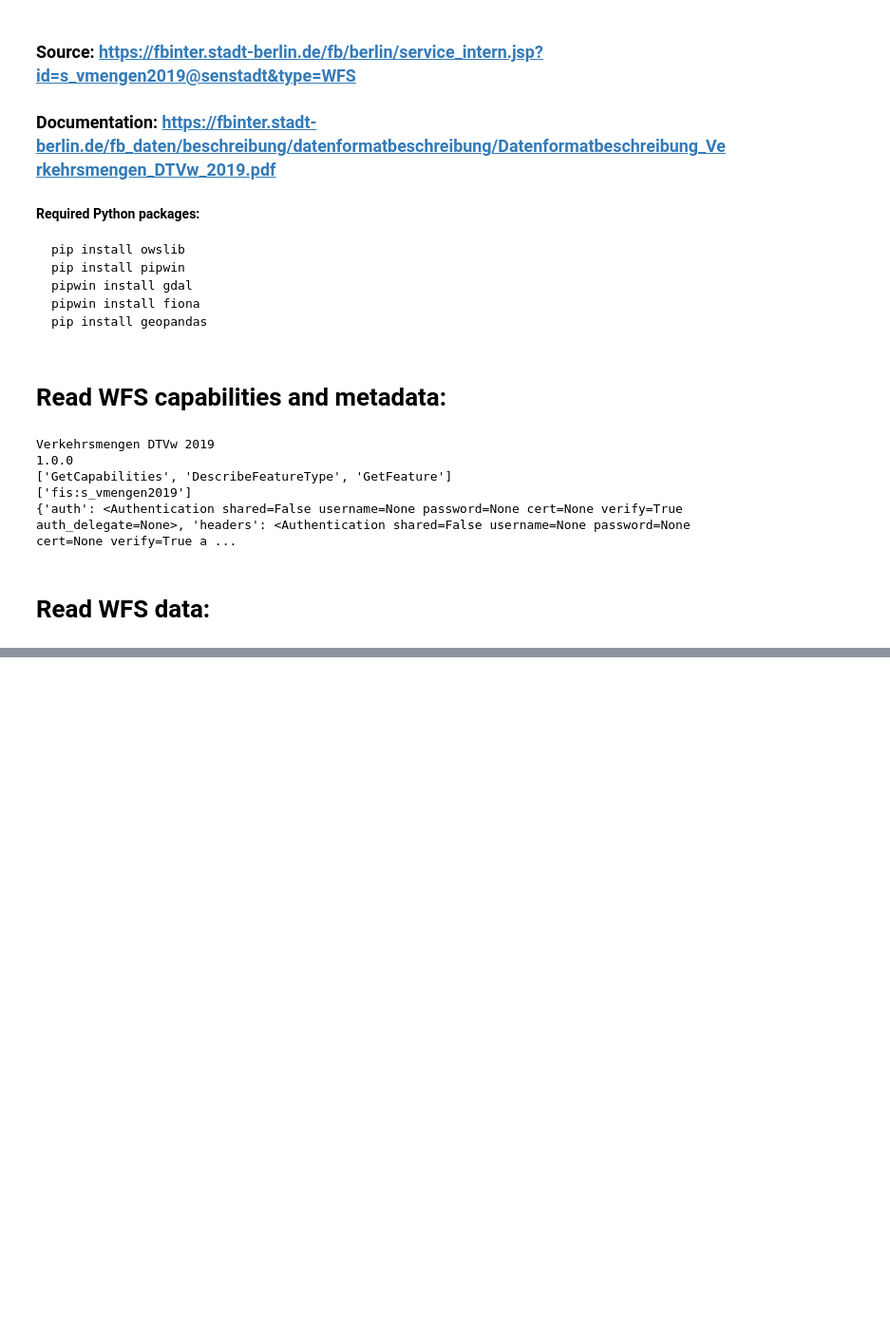
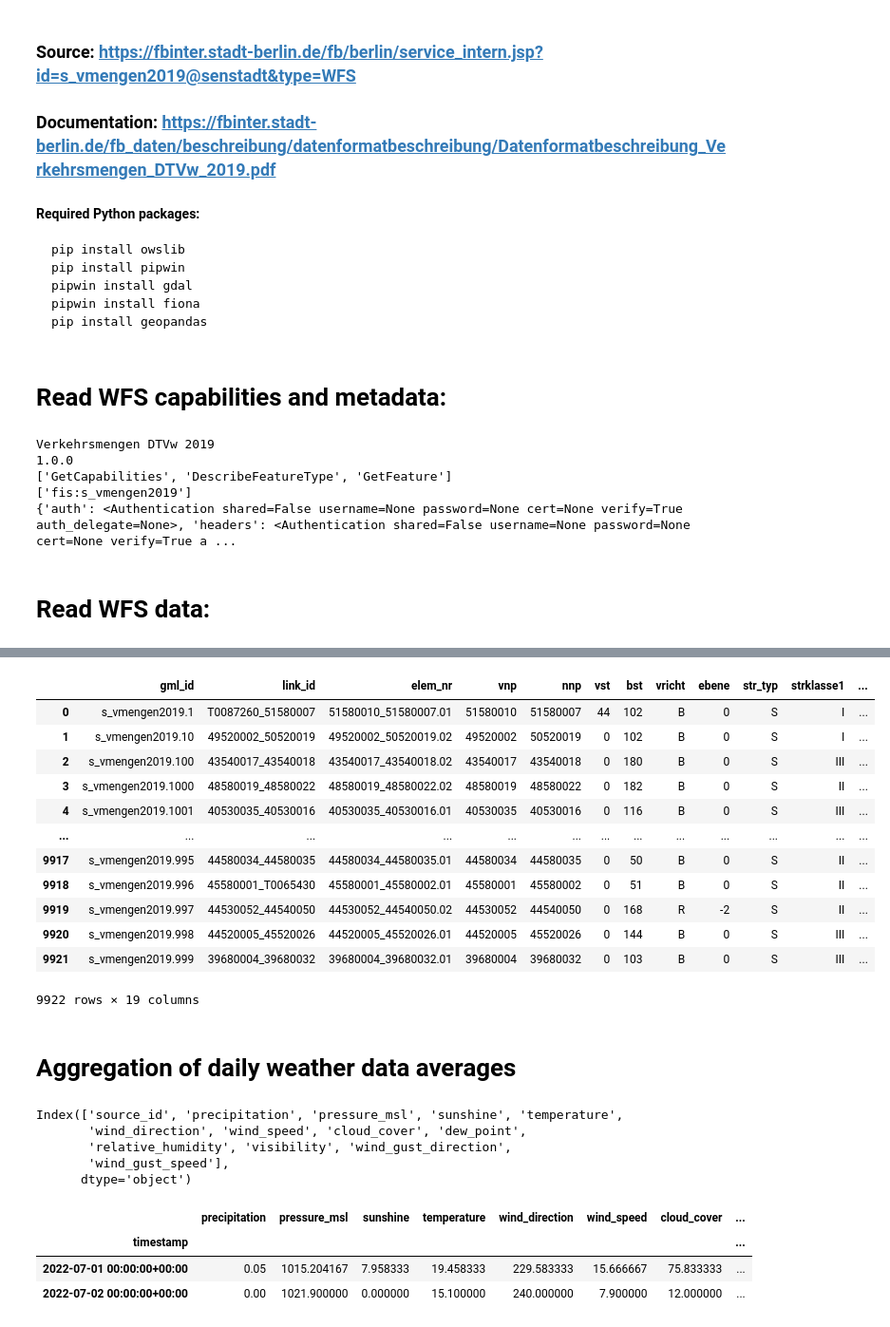
Before and after one commit to irahulcse/ARENA2036, a Jupyter notebook: WFS Traffic data.ipynb, the cells around one changed output, grey strips where cells are left out. Shown at 95% size. Drawn from its saved outputs; the diff is of its cells as text; code cells hidden in the pictures; blank space fills up the shorter version.

```diff
--- a/WFS Traffic data.ipynb
+++ b/WFS Traffic data.ipynb
@@ -62,9 +62,22 @@ wfs = WebFeatureService(url=url)
 # Fetch the last available layer (as an example) --> 'vaestoruutu:vaki2017_5km'
 layer = list(wfs.contents)[-1]
 
+station_lat = 52.46752000
+station_lon = 13.44162000
+offset = 0.000001
+#bounding_box = (station_lon-offset, station_lat-offset, station_lon+offset, station_lat+offset)
+bounding_box = [station_lat-offset, station_lon-offset, station_lat+offset, station_lon+offset, "urn:ogc:def:crs:EPSG::25833"]
+
+BBOX = f"{station_lat+offset},{station_lon+offset},{station_lat-offset},{station_lon-offset},urn:ogc:def:crs:EPSG::25833"
+#BBOX = f"{station_lon-offset},{station_lat-offset},{station_lon+offset},{station_lat+offset}"
+print (bounding_box)
+print (BBOX)
+#'boundingBoxWGS84': (13.079033287824634, 52.32836506534516, 13.770052656639448, 52.68766242779528)
 # Specify the parameters for fetching the data
 params = dict(service='WFS', version="1.0.0", request='GetFeature',
-      typeName=layer, outputFormat='text/xml; subtype=gml/3.2.1')
+      typeName=layer, outputFormat='text/xml; subtype=gml/3.2.1',
+        #BBOX=BBOX)
+        boundingBox=BBOX)
 
 # Parse the URL with parameters
 q = Request('GET', url, params=params).prepare().url
@@ -101,0 +121,18 @@ data.head()
+# %%
+data
+# %% [output]
+|  | gml_id | link_id | elem_nr | vnp | nnp | vst | bst | vricht | ebene | str_typ | strklasse1 | ... |
+| 0 | s_vmengen2019.1 | T0087260_51580007 | 51580010_51580007.01 | 51580010 | 51580007 | 44 | 102 | B | 0 | S | I | ... |
+| 1 | s_vmengen2019.10 | 49520002_50520019 | 49520002_50520019.02 | 49520002 | 50520019 | 0 | 102 | B | 0 | S | I | ... |
+| 2 | s_vmengen2019.100 | 43540017_43540018 | 43540017_43540018.02 | 43540017 | 43540018 | 0 | 180 | B | 0 | S | III | ... |
+| 3 | s_vmengen2019.1000 | 48580019_48580022 | 48580019_48580022.02 | 48580019 | 48580022 | 0 | 182 | B | 0 | S | II | ... |
+| 4 | s_vmengen2019.1001 | 40530035_40530016 | 40530035_40530016.01 | 40530035 | 40530016 | 0 | 116 | B | 0 | S | III | ... |
+| ... | ... | ... | ... | ... | ... | ... | ... | ... | ... | ... | ... | ... |
+| 9917 | s_vmengen2019.995 | 44580034_44580035 | 44580034_44580035.01 | 44580034 | 44580035 | 0 | 50 | B | 0 | S | II | ... |
+| 9918 | s_vmengen2019.996 | 45580001_T0065430 | 45580001_45580002.01 | 45580001 | 45580002 | 0 | 51 | B | 0 | S | II | ... |
+| 9919 | s_vmengen2019.997 | 44530052_44540050 | 44530052_44540050.02 | 44530052 | 44540050 | 0 | 168 | R | -2 | S | II | ... |
+| 9920 | s_vmengen2019.998 | 44520005_45520026 | 44520005_45520026.01 | 44520005 | 45520026 | 0 | 144 | B | 0 | S | III | ... |
+| 9921 | s_vmengen2019.999 | 39680004_39680032 | 39680004_39680032.01 | 39680004 | 39680032 | 0 | 103 | B | 0 | S | III | ... |
+9922 rows × 19 columns
+# %% [markdown]
+# Aggregation of daily weather data averages
@@ -101,0 +149,19 @@ data.head()
+# %%
+df.columns
+# %% [output]
+Index(['source_id', 'precipitation', 'pressure_msl', 'sunshine', 'temperature',
+       'wind_direction', 'wind_speed', 'cloud_cover', 'dew_point',
+       'relative_humidity', 'visibility', 'wind_gust_direction',
+       'wind_gust_speed'],
+      dtype='object')
+# %%
+## omit source_id (=> no weather data)
+df.filter(items=['precipitation', 'pressure_msl', 'sunshine', 'temperature',
+       'wind_direction', 'wind_speed', 'cloud_cover', 'dew_point',
+       'relative_humidity', 'visibility', 'wind_gust_direction',
+       'wind_gust_speed'])
+# %% [output]
+|  | precipitation | pressure_msl | sunshine | temperature | wind_direction | wind_speed | cloud_cover | ... |
+| timestamp |  |  |  |  |  |  |  | ... |
+| 2022-07-01 00:00:00+00:00 | 0.05 | 1015.204167 | 7.958333 | 19.458333 | 229.583333 | 15.666667 | 75.833333 | ... |
+| 2022-07-02 00:00:00+00:00 | 0.00 | 1021.900000 | 0.000000 | 15.100000 | 240.000000 | 7.900000 | 12.000000 | ... |
```
Also changed, not shown: parts of 10 cells of this notebook.
